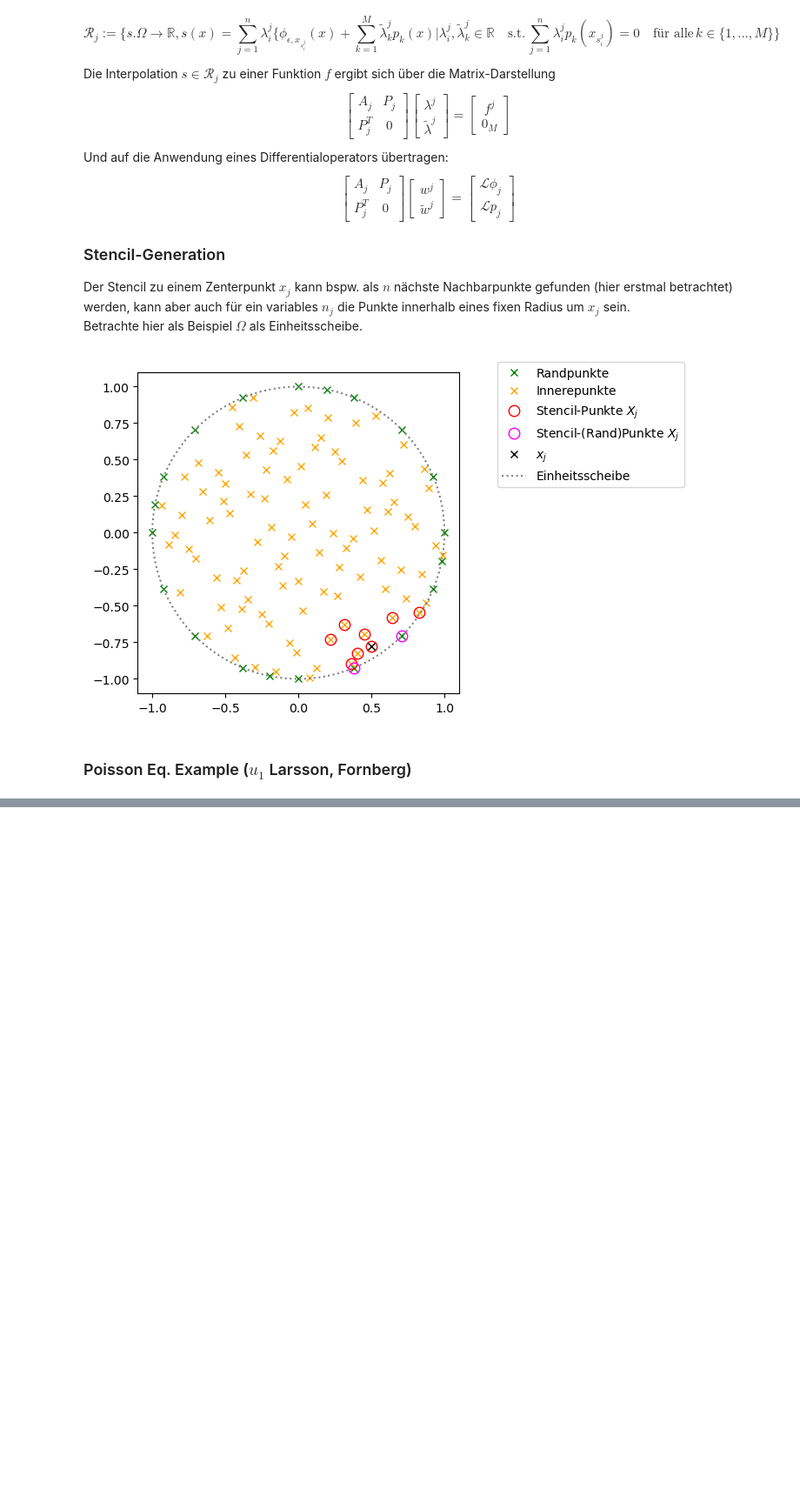
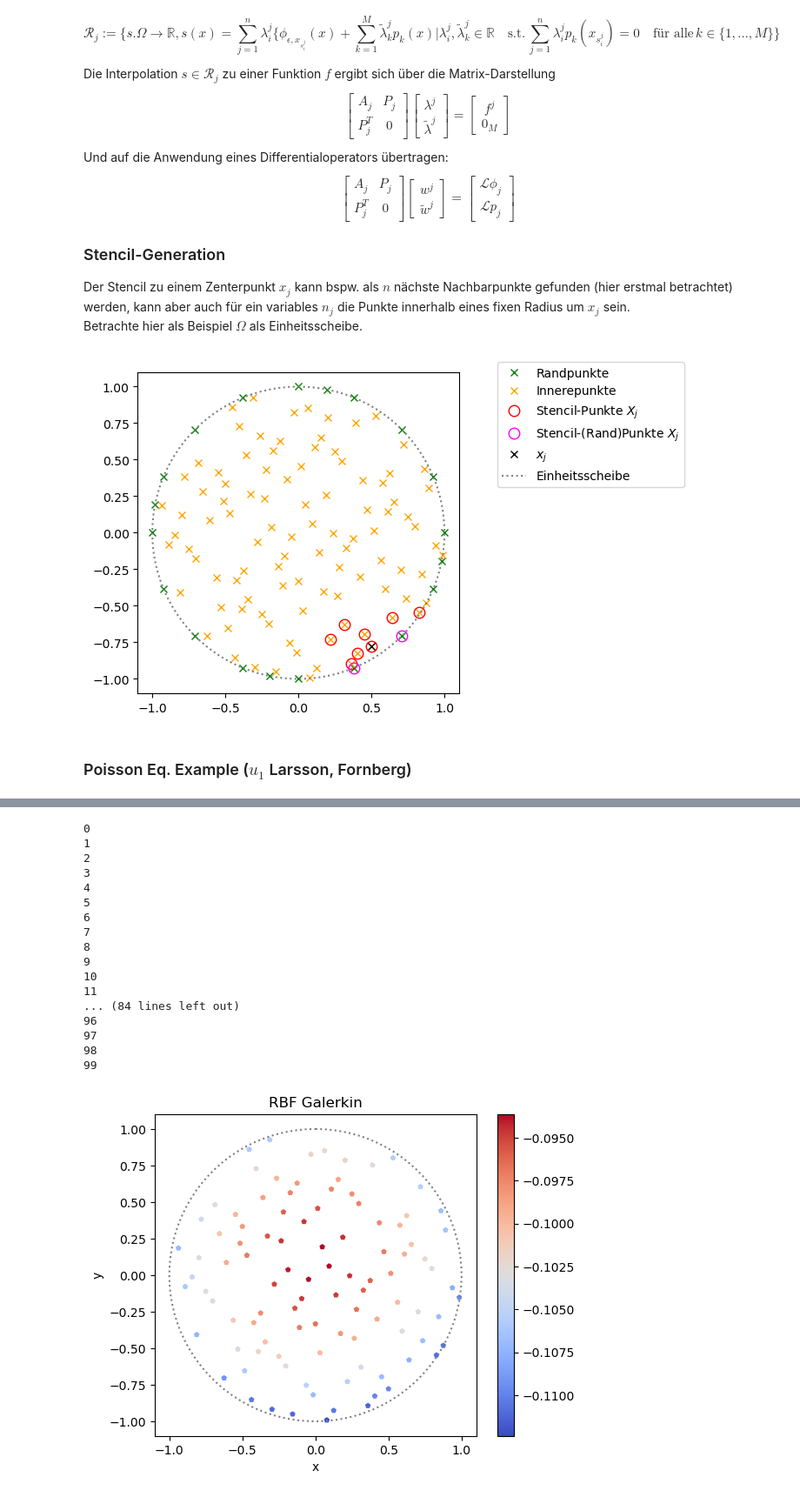
Before and after one commit to maggi0805/MML, a Jupyter notebook: mml.ipynb, the cells around one changed output, grey strips where cells are left out. Shown at 87% size. Cells and saved outputs as stored; diff of their text form; code cells hidden in the pictures; blank space fills up the shorter version.

```diff
--- a/mml.ipynb
+++ b/mml.ipynb
@@ -650,6 +650,8 @@ diff(phi_sp, y)
 [figure]
 # %%
 Nphi = lambdify([x, y, e], [diff(phi_sp, x), diff(phi_sp, y)])
+# %%
+Lphi_x = lambdify([x, y, e], diff(phi_sp, x, x) + diff(phi_sp, y, y))
 # %%
 def phi_x(x, y, xi, yi, e):
     return np.sqrt(1 + e ** 2 * ((x - xi) ** 2 + (y - yi) ** 2))
@@ -1003,0 +1021,65 @@ print(np.abs(rbf_fd(intd4, bdyd4, d, l, n, e) - u1(intd4.T[0], intd4.T[1])))
+# %%
+x, y = symbols('x y')
+u1_ = 65 / (65 + (x - 0.2)**2 + (y + 0.1) ** 2)
+dxu1_ = diff(u1_, x)
+dyu1_ = diff(u1_, y)
+dxu1 = lambdify([x, y], dxu1_)
+dyu1 = lambdify([x, y], dyu1_)
+
+def g_n(x_, y_, xi, yi, e):
+    o = Nphi(x_ - xi, y_ - yi, e)
+    return o[0] * x_ - o[1] * y_
+# %%
+N = 100
+
+A = np.zeros((N, N))
+rhs = np.zeros((N, 1))
+for i in range(N):
+    print(i)
+    for j in range(i):
+        Nphi2_ = lambda x, y: Lphi_x(x - intd4.T[0][j], y - intd4.T[1][j], ep) * phi_x(x, y, intd4.T[0][i], intd4.T[1][i], ep)
+        #gphi = lambda x: phi_x(x, np.sqrt(1-x**2), intd4.T[0][i], intd4.T[1][i], ep) * g_n(x, np.sqrt(1-x**2), intd4.T[0][i], intd4.T[1][i], ep)+phi_x(x, -np.sqrt(1-x**2), intd4.T[0][i], intd4.T[1][i], ep) * g_n(x, -np.sqrt(1-x**2), intd4.T[0][i], intd4.T[1][i], ep)
+        A[i, j] = integrate.dblquad(Nphi2_, -1, 1, lambda x: -np.sqrt(1-x**2), lambda x: np.sqrt(1-x**2))[0]
+    rhs_ = lambda x, y: Lu1(x, y) * phi_x(x, y, intd4.T[0][i], intd4.T[1][i], ep)
+    rhs[i] = integrate.dblquad(rhs_, -1, 1, lambda x: -np.sqrt(1-x**2), lambda x: np.sqrt(1-x**2))[0]
+
+#Matrix symmetrisch machen (Ich verstehe noch nicht ganz warum)
+A += A.T - np.diag(np.diag(A))
+
+lam_gal = linalg.solve(A, rhs)
+
+u_exact = u1(intd4.T[0], intd4.T[1])
+dm = distance_matrix(intd4, intd4)
+
+phis = np.dot(phi(dm, ep), lam_gal)
+
+Err = np.absolute(phis - u_exact.reshape((100, 1)))
+
+fig, ax = plt.subplots();
+ploti = ax.scatter(intd4.T[0], intd4.T[1], c = phis, cmap=cmap, s = 14, marker = 'p');
+fig.colorbar(ploti);
+ax.set_aspect('equal');
+ax.plot(np.sin(th), np.cos(th), color = 'gray', linestyle = 'dotted', label = 'Einheitsscheibe');
+ax.set_xlabel('x');
+ax.set_ylabel('y');
+ax.set_title("RBF Galerkin");
+plt.show();
+# %% [output]
+0
+1
+2
+3
+4
+5
+6
+7
+8
+9
+10
+11
+... (84 lines left out)
+96
+97
+98
+99
+[figure, added]
```
Also changed, not shown: parts of 6 cells of this notebook.
